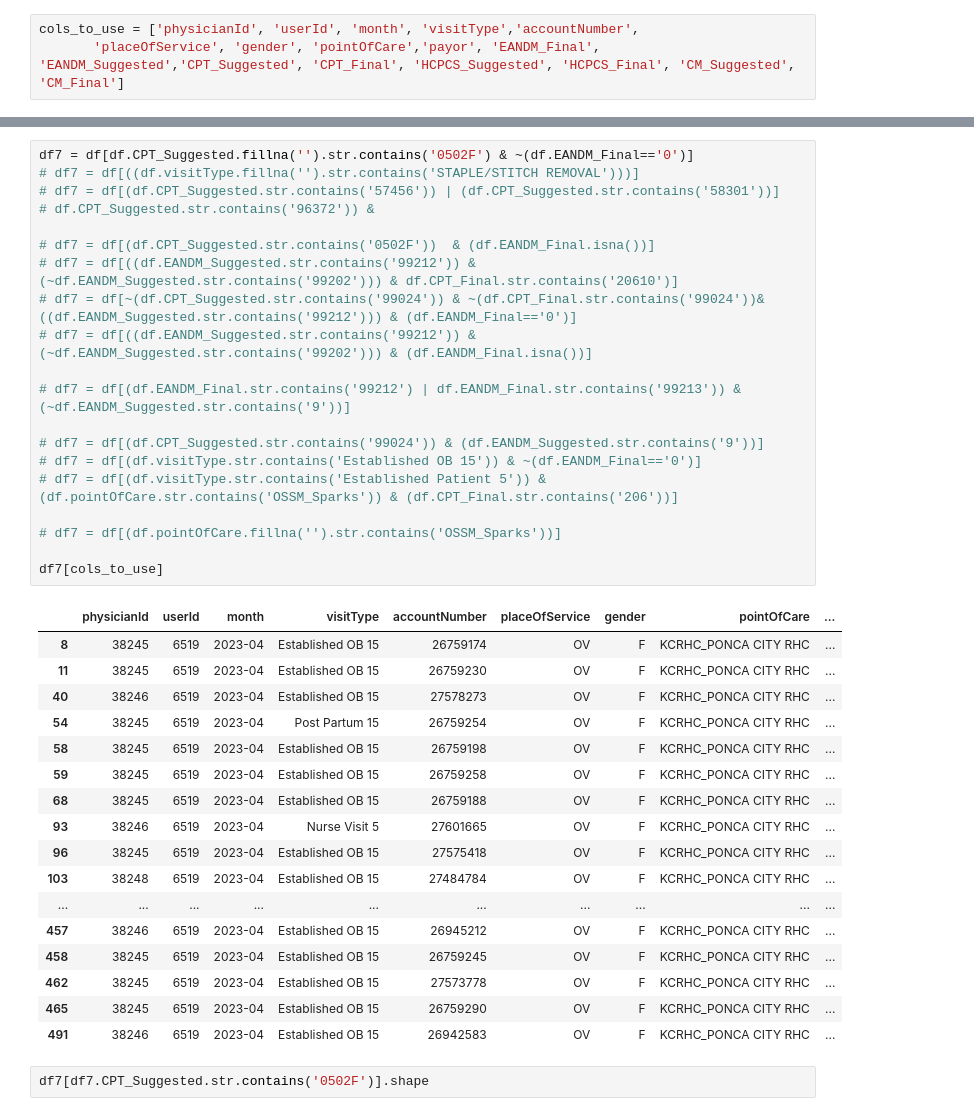
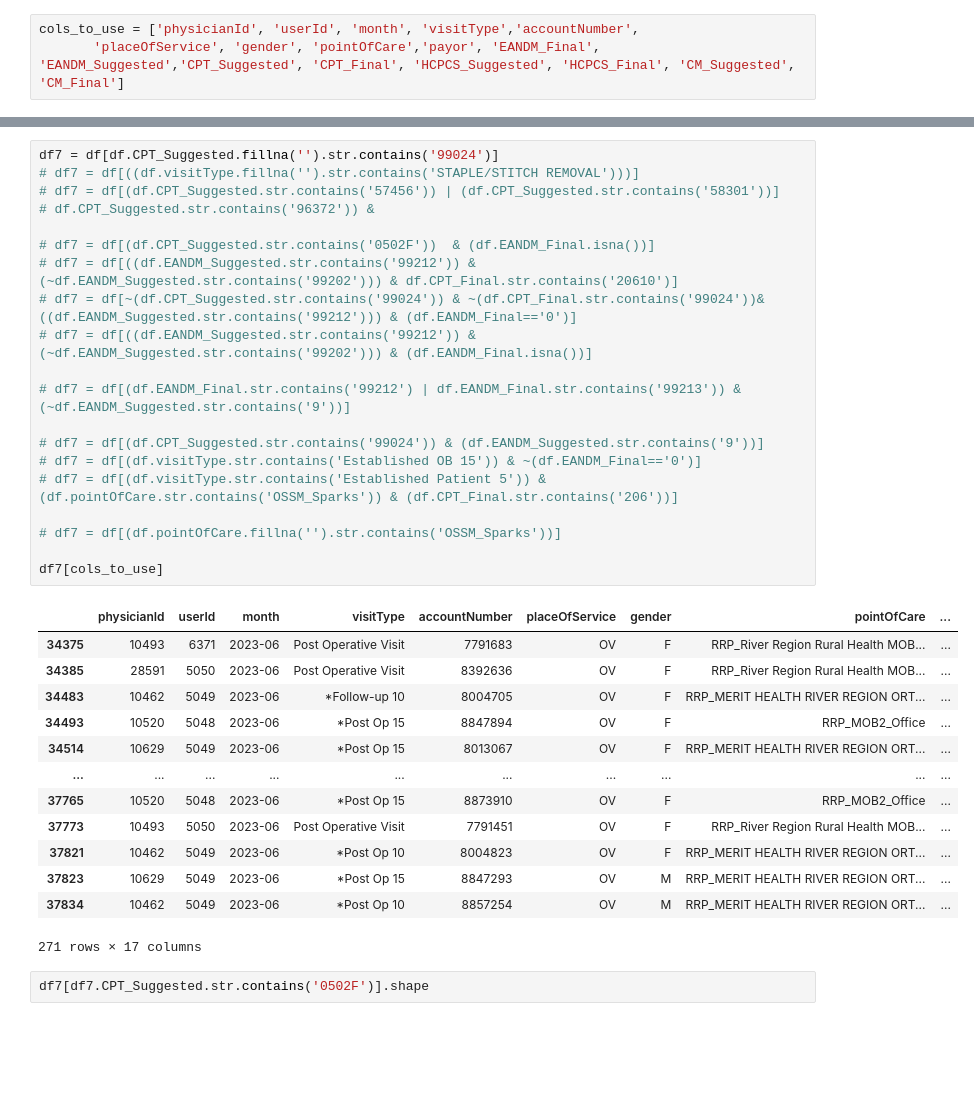
Before and after one commit to Thegeekgirl19/data_analysis_scripts, a Jupyter notebook: DataAnalysis_vivek.ipynb, the cells around one changed output, grey strips where cells are left out. Saved outputs shown, nothing was run; the diff lists cells and outputs as text; blank space fills up the shorter version.

```diff
--- a/DataAnalysis_vivek.ipynb
+++ b/DataAnalysis_vivek.ipynb
@@ -344,41 +352,37 @@ df.shape
 # %%
-df7 = df[df.CPT_Suggested.fillna('').str.contains('0502F') & ~(df.EANDM_Final=='0')]
+df7 = df[df.CPT_Suggested.fillna('').str.contains('99024')]
 # df7 = df[((df.visitType.fillna('').str.contains('STAPLE/STITCH REMOVAL')))]
 # df7 = df[(df.CPT_Suggested.str.contains('57456')) | (df.CPT_Suggested.str.contains('58301'))]
 # df.CPT_Suggested.str.contains('96372')) &
 
 # df7 = df[(df.CPT_Suggested.str.contains('0502F'))  & (df.EANDM_Final.isna())]
 # df7 = df[((df.EANDM_Suggested.str.contains('99212')) & (~df.EANDM_Suggested.str.contains('99202'))) & df.CPT_Final.str.contains('20610')]
 # df7 = df[~(df.CPT_Suggested.str.contains('99024')) & ~(df.CPT_Final.str.contains('99024'))& ((df.EANDM_Suggested.str.contains('99212'))) & (df.EANDM_Final=='0')]
 # df7 = df[((df.EANDM_Suggested.str.contains('99212')) & (~df.EANDM_Suggested.str.contains('99202'))) & (df.EANDM_Final.isna())]
 
 # df7 = df[(df.EANDM_Final.str.contains('99212') | df.EANDM_Final.str.contains('99213')) & (~df.EANDM_Suggested.str.contains('9'))]
 
 # df7 = df[(df.CPT_Suggested.str.contains('99024')) & (df.EANDM_Suggested.str.contains('9'))]
 # df7 = df[(df.visitType.str.contains('Established OB 15')) & ~(df.EANDM_Final=='0')]
 # df7 = df[(df.visitType.str.contains('Established Patient 5')) & (df.pointOfCare.str.contains('OSSM_Sparks')) & (df.CPT_Final.str.contains('206'))]
 
 # df7 = df[(df.pointOfCare.fillna('').str.contains('OSSM_Sparks'))]
 
 df7[cols_to_use]
 # %% [output]
 |  | physicianId | userId | month | visitType | accountNumber | placeOfService | gender | pointOfCare | ... |
-| 8 | 38245 | 6519 | 2023-04 | Established OB 15 | 26759174 | OV | F | KCRHC_PONCA CITY RHC | ... |
-| 11 | 38245 | 6519 | 2023-04 | Established OB 15 | 26759230 | OV | F | KCRHC_PONCA CITY RHC | ... |
-| 40 | 38246 | 6519 | 2023-04 | Established OB 15 | 27578273 | OV | F | KCRHC_PONCA CITY RHC | ... |
-| 54 | 38245 | 6519 | 2023-04 | Post Partum 15 | 26759254 | OV | F | KCRHC_PONCA CITY RHC | ... |
-| 58 | 38245 | 6519 | 2023-04 | Established OB 15 | 26759198 | OV | F | KCRHC_PONCA CITY RHC | ... |
-| 59 | 38245 | 6519 | 2023-04 | Established OB 15 | 26759258 | OV | F | KCRHC_PONCA CITY RHC | ... |
-| 68 | 38245 | 6519 | 2023-04 | Established OB 15 | 26759188 | OV | F | KCRHC_PONCA CITY RHC | ... |
-| 93 | 38246 | 6519 | 2023-04 | Nurse Visit 5 | 27601665 | OV | F | KCRHC_PONCA CITY RHC | ... |
-| 96 | 38245 | 6519 | 2023-04 | Established OB 15 | 27575418 | OV | F | KCRHC_PONCA CITY RHC | ... |
-| 103 | 38248 | 6519 | 2023-04 | Established OB 15 | 27484784 | OV | F | KCRHC_PONCA CITY RHC | ... |
+| 34375 | 10493 | 6371 | 2023-06 | Post Operative Visit | 7791683 | OV | F | RRP_River Region Rural Health MOB... | ... |
+| 34385 | 28591 | 5050 | 2023-06 | Post Operative Visit | 8392636 | OV | F | RRP_River Region Rural Health MOB... | ... |
+| 34483 | 10462 | 5049 | 2023-06 | *Follow-up 10 | 8004705 | OV | F | RRP_MERIT HEALTH RIVER REGION ORT... | ... |
+| 34493 | 10520 | 5048 | 2023-06 | *Post Op 15 | 8847894 | OV | F | RRP_MOB2_Office | ... |
+| 34514 | 10629 | 5049 | 2023-06 | *Post Op 15 | 8013067 | OV | F | RRP_MERIT HEALTH RIVER REGION ORT... | ... |
 | ... | ... | ... | ... | ... | ... | ... | ... | ... | ... |
-| 457 | 38246 | 6519 | 2023-04 | Established OB 15 | 26945212 | OV | F | KCRHC_PONCA CITY RHC | ... |
-| 458 | 38245 | 6519 | 2023-04 | Established OB 15 | 26759245 | OV | F | KCRHC_PONCA CITY RHC | ... |
-| 462 | 38245 | 6519 | 2023-04 | Established OB 15 | 27573778 | OV | F | KCRHC_PONCA CITY RHC | ... |
-| 465 | 38245 | 6519 | 2023-04 | Established OB 15 | 26759290 | OV | F | KCRHC_PONCA CITY RHC | ... |
-| 491 | 38246 | 6519 | 2023-04 | Established OB 15 | 26942583 | OV | F | KCRHC_PONCA CITY RHC | ... |
+| 37765 | 10520 | 5048 | 2023-06 | *Post Op 15 | 8873910 | OV | F | RRP_MOB2_Office | ... |
+| 37773 | 10493 | 5050 | 2023-06 | Post Operative Visit | 7791451 | OV | F | RRP_River Region Rural Health MOB... | ... |
+| 37821 | 10462 | 5049 | 2023-06 | *Post Op 10 | 8004823 | OV | F | RRP_MERIT HEALTH RIVER REGION ORT... | ... |
+| 37823 | 10629 | 5049 | 2023-06 | *Post Op 15 | 8847293 | OV | M | RRP_MERIT HEALTH RIVER REGION ORT... | ... |
+| 37834 | 10462 | 5049 | 2023-06 | *Post Op 10 | 8857254 | OV | M | RRP_MERIT HEALTH RIVER REGION ORT... | ... |
+271 rows × 17 columns
 # %%
 df7[df7.CPT_Suggested.str.contains('0502F')].shape
 # %% [output]
```
Also changed, not shown: parts of 25 cells of this notebook, 15 other files.
